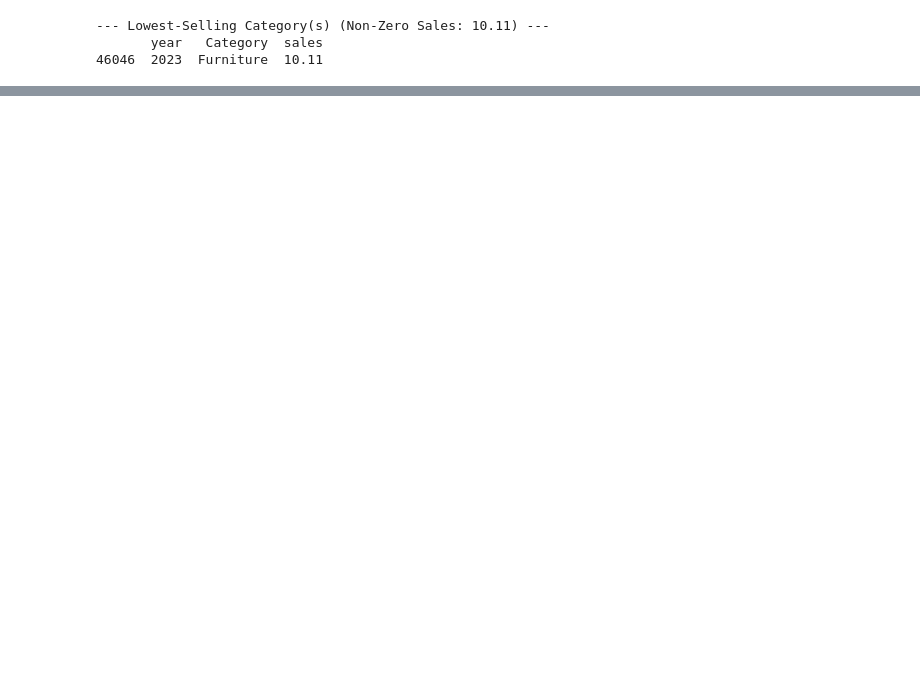
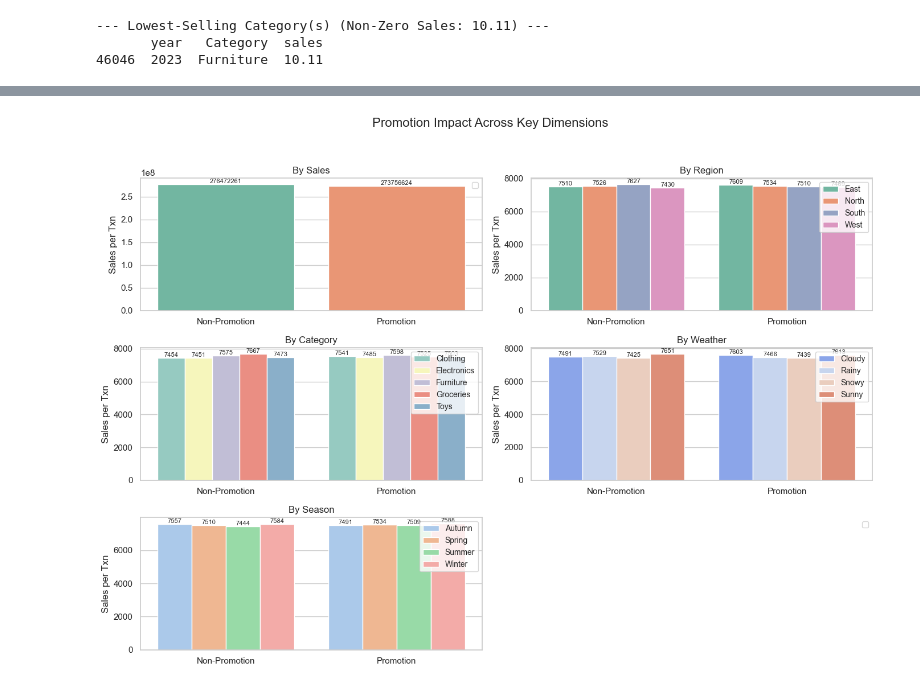
Before and after one commit to Abhijeeth7/Retail-Store-Inventory-Forecasting-Data-Analysis, a Jupyter notebook: Python_file/Retail-Store-Data-Analysis.ipynb, the cells around one changed output, grey strips where cells are left out. Saved outputs shown, nothing was run; the diff lists cells and outputs as text; code cells hidden in the pictures; blank space fills up the shorter version.

```diff
--- a/Python_file/Retail-Store-Data-Analysis.ipynb
+++ b/Python_file/Retail-Store-Data-Analysis.ipynb
@@ -594,0 +835,12 @@ plt.show()
+# %%
+# Example: Promo impact across seasons
+seasonal_promo_impact = (
+    df.groupby(['Seasonality', 'Holiday/Promotion'])['sales']
+    .agg(['sum', 'count'])
+    .reset_index()
+)
+
+seasonal_promo_impact['Sales Per Txn'] = seasonal_promo_impact['sum'] / region_promo_impact['count']
+
+print("Promo Impact across seasons: ")
+print(seasonal_promo_impact)
@@ -594,0 +858,78 @@ plt.show()
+# %%
+# BR6 visualization
+
+# Common styling
+sns.set(style='whitegrid')
+fig, axes = plt.subplots(3, 2, figsize=(14, 10))
+fig.suptitle('Promotion Impact Across Key Dimensions', fontsize=16)
+
+# Holiday/Promotion impact on sales
+sns.barplot(
+    data=promotion_stats,
+    x='Holiday/Promotion', y='Total Sales',
+    ax=axes[0,0], palette='Set2'
+)
+axes[0,0].set_title('By Sales')
+axes[0,0].set_xticks([0, 1])
+axes[0,0].set_xticklabels(['Non-Promotion', 'Promotion'])
+for container in axes[0,0].containers:
+    axes[0,0].bar_label(container, fmt='%.0f', label_type='edge', fontsize=8)
+
+# Region
+sns.barplot(
+    data=region_promo_impact,
+    x='Holiday/Promotion', y='Sales Per Txn', hue='Region',
+    ax=axes[0,1], palette='Set2'
+)
+axes[0,1].set_title('By Region')
+axes[0,1].set_xticks([0, 1])
+axes[0,1].set_xticklabels(['Non-Promotion', 'Promotion'])
+for container in axes[0,1].containers:
+    axes[0,1].bar_label(container, fmt='%.0f', label_type='edge', fontsize=8)
+
+# Category
+sns.barplot(
+    data=category_promo_impact,
+    x='Holiday/Promotion', y='Sales Per Txn', hue='Category',
+    ax=axes[1,0], palette='Set3'
+)
+axes[1,0].set_title('By Category')
+axes[1,0].set_xticks([0, 1])
+axes[1,0].set_xticklabels(['Non-Promotion', 'Promotion'])
+for container in axes[1,0].containers:
+    axes[1,0].bar_label(container, fmt='%.0f', label_type='edge', fontsize=8)
+
+# Weather
+sns.barplot(
+    data=weather_promo_impact,
+    x='Holiday/Promotion', y='Sales Per Txn', hue='Weather Condition',
+    ax=axes[1,1], palette='coolwarm'
+)
+axes[1,1].set_title('By Weather')
+axes[1,1].set_xticks([0, 1])
+axes[1,1].set_xticklabels(['Non-Promotion', 'Promotion'])
+for container in axes[1,1].containers:
+    axes[1,1].bar_label(container, fmt='%.0f', label_type='edge', fontsize=8)
+
+# Seasonality
+sns.barplot(
+    data=seasonal_promo_impact,
+    x='Holiday/Promotion', y='Sales Per Txn', hue='Seasonality',
+    ax=axes[2,0], palette='pastel'
+)
+axes[2,0].set_title('By Season')
+axes[2,0].set_xticks([0, 1])
+axes[2,0].set_xticklabels(['Non-Promotion', 'Promotion'])
+for container in axes[2,0].containers:
+    axes[2,0].bar_label(container, fmt='%.0f', label_type='edge', fontsize=8)
+
+# Final styling
+for ax in axes.flat:
+    ax.set_ylabel('Sales per Txn')
+    ax.set_xlabel('')
+    ax.legend(loc='upper right', fontsize='small')
+
+plt.tight_layout(rect=[0, 0, 1, 0.95])
+axes[2,1].axis('off')
+plt.show()
+# %% [output]
@@ -594,0 +939 @@ plt.show()
+[figure, added]
```
Also changed, not shown: parts of 29 cells of this notebook, 1 other file.
